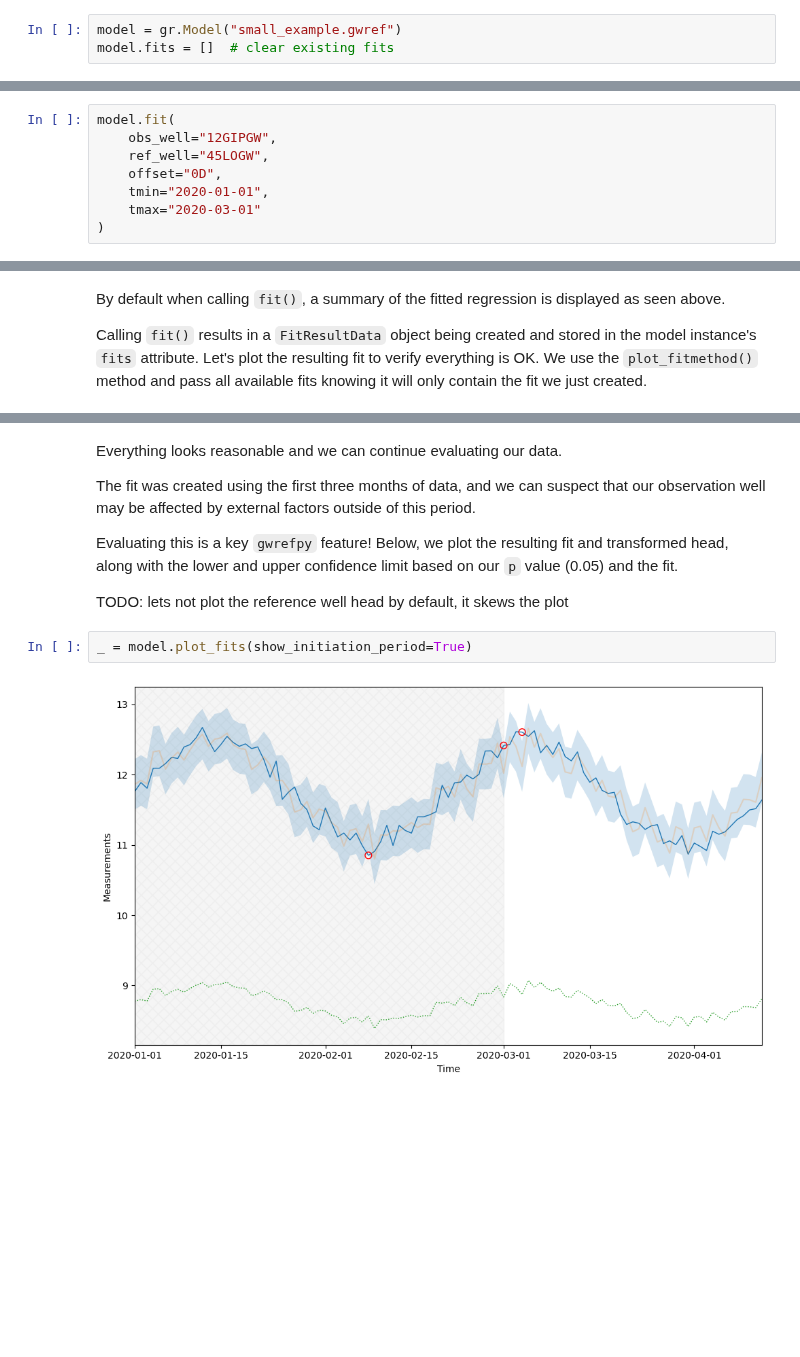
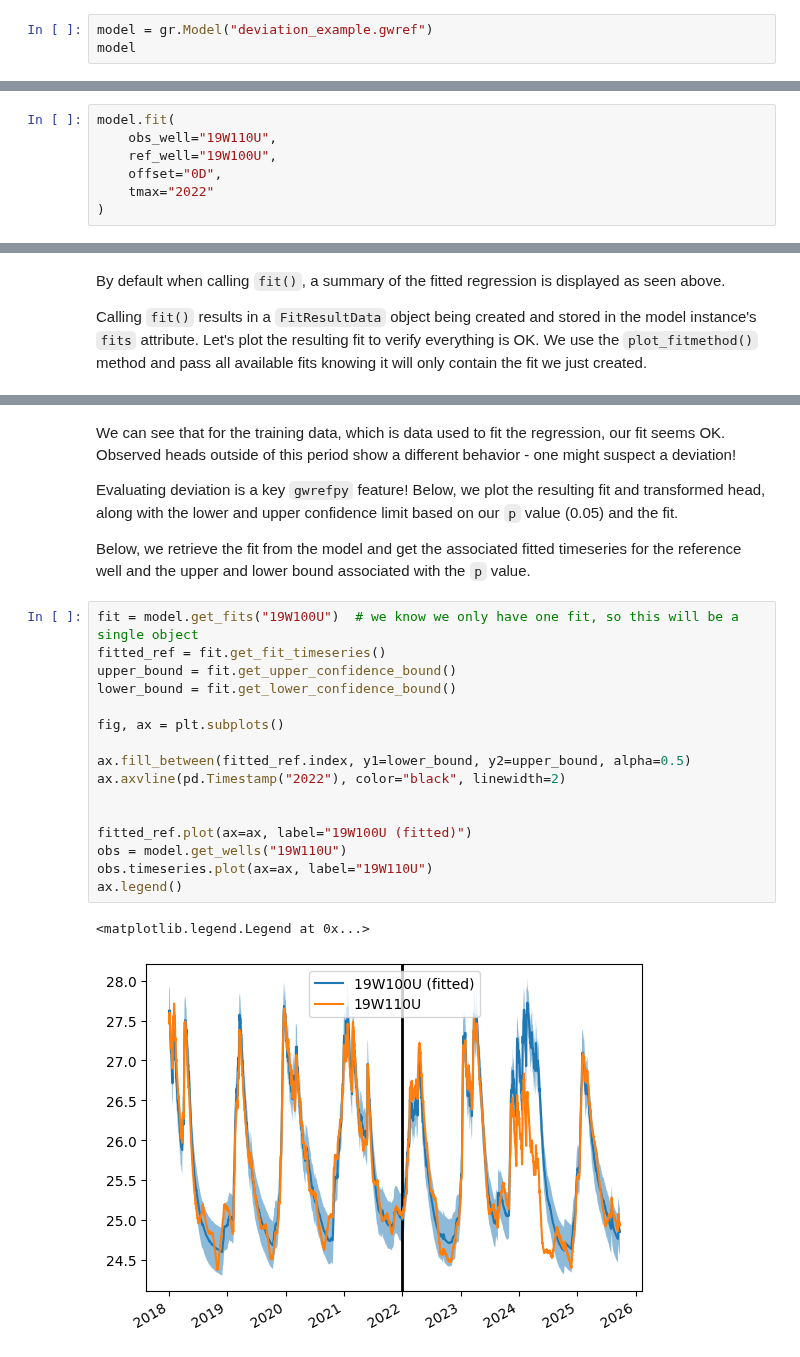
Before and after one commit to sgfsweden/gwrefpy, a Jupyter notebook: docs/user_guide/2_fitting_wells.ipynb, the cells around one changed output, grey strips where cells are left out. Drawn from its saved outputs; the diff is of its cells as text; blank space fills up the shorter version.

Commit message:
wip: update fitting wells notebook

```diff
--- a/docs/user_guide/2_fitting_wells.ipynb
+++ b/docs/user_guide/2_fitting_wells.ipynb
@@ -23,3 +24,3 @@ In this notebook, we will work with data provided by `gwrefpy`. Let's load the m
 # %%
-model = gr.Model("small_example.gwref")
-model.fits = []  # clear existing fits
+model = gr.Model("deviation_example.gwref")
+model
@@ -81,10 +82,9 @@ TODO: include `tmin` and `tmax` as argument in the `.fit()` method so that they
 Let's do this!
 # %%
 model.fit(
-    obs_well="12GIPGW",
-    ref_well="45LOGW",
+    obs_well="19W110U",
+    ref_well="19W100U",
     offset="0D",
-    tmin="2020-01-01",
-    tmax="2020-03-01"
+    tmax="2022"
 )
 # %% [output]
@@ -113,12 +113,25 @@ _ = model.plot_fitmethod(model.fits)
 # %% [markdown]
-Everything looks reasonable and we can continue evaluating our data.
+We can see that for the training data, which is data used to fit the regression, our fit seems OK. Observed heads outside of this period show a different behavior - one might suspect a deviation!
 
-The fit was created using the first three months of data, and we can suspect that our observation well may be affected by external factors outside of this period.
+Evaluating deviation is a key `gwrefpy` feature! Below, we plot the resulting fit and transformed head, along with the lower and upper confidence limit based on our `p` value (0.05) and the fit.
 
-Evaluating this is a key `gwrefpy` feature! Below, we plot the resulting fit and transformed head, along with the lower and upper confidence limit based on our `p` value (0.05) and the fit.
-
-TODO: lets not plot the reference well head by default, it skews the plot
+Below, we retrieve the fit from the model and get the associated fitted timeseries for the reference well and the upper and lower bound associated with the `p` value.
 # %%
-_ = model.plot_fits(show_initiation_period=True)
+fit = model.get_fits("19W100U")  # we know we only have one fit, so this will be a single object
+fitted_ref = fit.get_fit_timeseries()
+upper_bound = fit.get_upper_confidence_bound()
+lower_bound = fit.get_lower_confidence_bound()
+
+fig, ax = plt.subplots()
+
+ax.fill_between(fitted_ref.index, y1=lower_bound, y2=upper_bound, alpha=0.5)
+ax.axvline(pd.Timestamp("2022"), color="black", linewidth=2)
+
+
+fitted_ref.plot(ax=ax, label="19W100U (fitted)")
+obs = model.get_wells("19W110U")
+obs.timeseries.plot(ax=ax, label="19W110U")
+ax.legend()
 # %% [output]
+<matplotlib.legend.Legend at 0x...>
-[figure, old version]
+[figure, new version]
```
Also changed, not shown: parts of 9 cells of this notebook.
